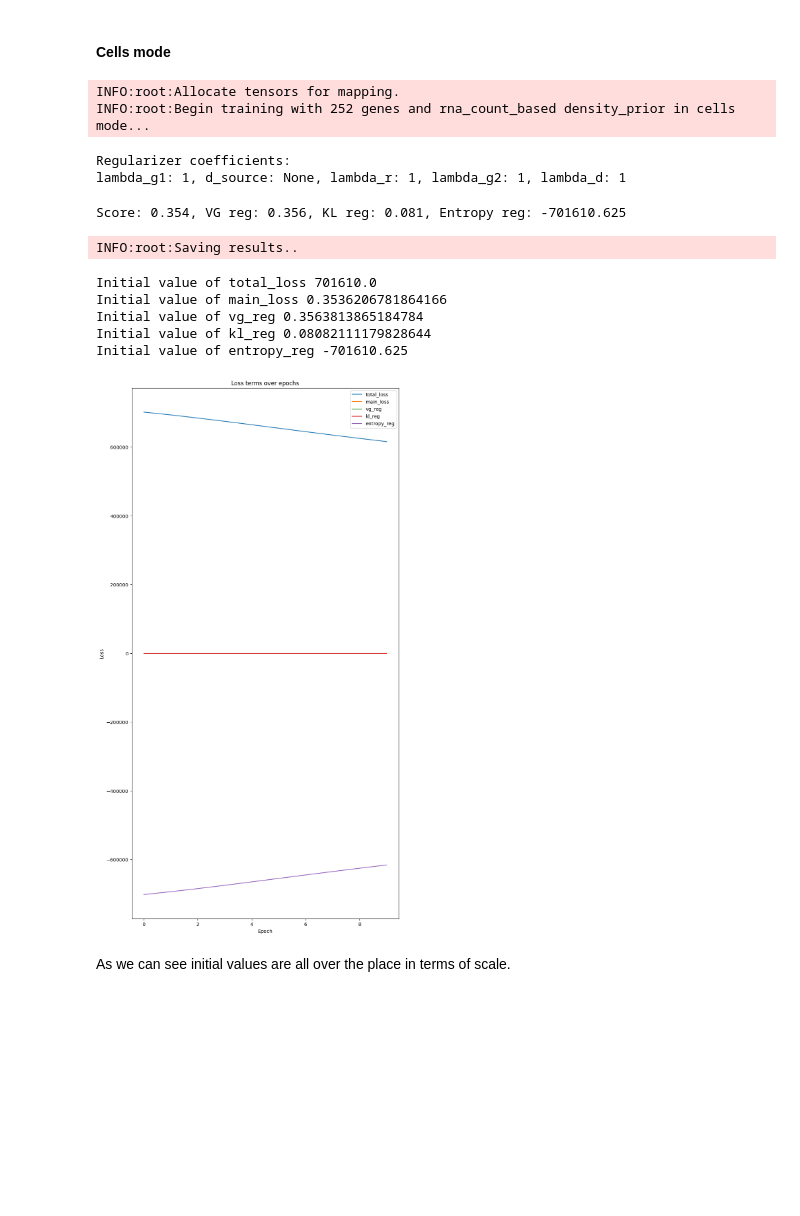
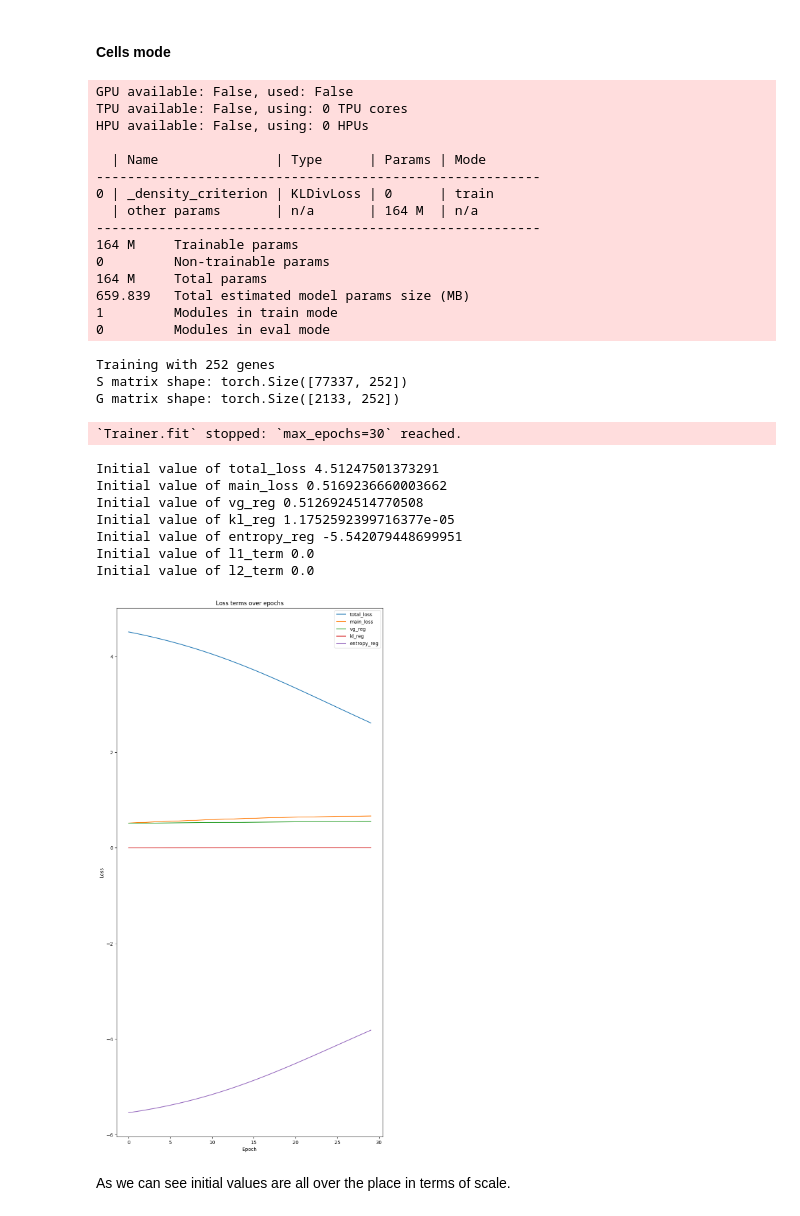
Before and after one commit to enric-bazz/Tangram, a Jupyter notebook: MyNotebooks/tangramlit_sensitivity_analysis.ipynb, the cells around one changed output. Cells and saved outputs as stored; diff of their text form; code cells hidden in the pictures; blank space fills up the shorter version.

```diff
--- a/MyNotebooks/tangramlit_sensitivity_analysis.ipynb
+++ b/MyNotebooks/tangramlit_sensitivity_analysis.ipynb
@@ -73,8 +40,8 @@ H:\Il mio Drive
 # %% [markdown]
 # Data loading
 # %%
-## Load cropped datasets
+## Load pre-processed datasets
 path = "H:/Il mio Drive"
-adata_sc = ad.read_h5ad(path + "/data_tangram/counts100k_norm_wo_raw_train_genes.h5ad")
+adata_sc = sc.read_h5ad(path + "/data_tangram/counts100k_filt_pp_train_genes.h5ad")
 adata_sc
 # %% [output]
@@ -85,4 +55,4 @@ AnnData object with n_obs × n_vars = 100000 × 252
 # %%
-adata_st = ad.read_h5ad(path + "/dati_per_enrico.lnk/slice200_norm_wo_raw.h5ad")
+adata_st = sc.read_h5ad(path + "/data_tangram/slice200_pp.h5ad")
 adata_st
 # %% [output]
@@ -108,4 +64,0 @@ Number of outside cells:  819
-# %%
-# Drop cells above
-adata_sc = adata_sc[~adata_sc.obs['Allen.subclass_label'].isin(['Low Quality', 'doublet', 'Outside'])].copy()
-adata_sc
@@ -209,36 +241,50 @@ Subsequently, one can either turn off loss terms at will by assigning the corres
 # %% [markdown]
 #### Cells mode
 # %%
-ad_map_baseline = tg.map_cells_to_space(adata_sc, adata_st,
-                                mode='cells',
-                                density_prior='rna_count_based',
-                                num_epochs=10,
+ad_map_baseline, _, _ = tg.map_cells_to_space(adata_sc, adata_st,
+                                mode='vanilla',
+                                num_epochs=30,
                                 lambda_d=1,
                                 lambda_g1=1,
                                 lambda_g2=1,
-                                lambda_r=1,
-                                random_state=random_state,
+                                lambda_r=1e-5,
+                                random_state=42,
                                 )
 
 # Plot loss terms
 for term in ad_map_baseline.uns['training_history'].keys():
     value = ad_map_baseline.uns['training_history'][term][0]
     print("Initial value of", term, value)
 
 tg.plot_loss_terms(adata_map=ad_map_baseline, log_scale=False)
 # %% [output]
-INFO:root:Allocate tensors for mapping.
-INFO:root:Begin training with 252 genes and rna_count_based density_prior in cells mode...
+GPU available: False, used: False
+TPU available: False, using: 0 TPU cores
+HPU available: False, using: 0 HPUs
+
+  | Name               | Type      | Params | Mode
+---------------------------------------------------------
+0 | _density_criterion | KLDivLoss | 0      | train
+  | other params       | n/a       | 164 M  | n/a
+---------------------------------------------------------
+164 M     Trainable params
+0         Non-trainable params
+164 M     Total params
+659.839   Total estimated model params size (MB)
+1         Modules in train mode
+0         Modules in eval mode
-Regularizer coefficients:
-lambda_g1: 1, d_source: None, lambda_r: 1, lambda_g2: 1, lambda_d: 1
+Training with 252 genes
+S matrix shape: torch.Size([77337, 252])
+G matrix shape: torch.Size([2133, 252])
-Score: 0.354, VG reg: 0.356, KL reg: 0.081, Entropy reg: -701610.625
+`Trainer.fit` stopped: `max_epochs=30` reached.
-INFO:root:Saving results..
+Initial value of total_loss 4.51247501373291
+Initial value of main_loss 0.5169236660003662
+Initial value of vg_reg 0.5126924514770508
+Initial value of kl_reg 1.1752592399716377e-05
+Initial value of entropy_reg -5.542079448699951
+Initial value of l1_term 0.0
+Initial value of l2_term 0.0
-Initial value of total_loss 701610.0
-Initial value of main_loss 0.3536206781864166
-Initial value of vg_reg 0.3563813865184784
-Initial value of kl_reg 0.08082111179828644
-Initial value of entropy_reg -701610.625
-[figure, old version]
+[figure, new version]
 # %% [markdown]
 As we can see initial values are all over the place in terms of scale.
 # %% [markdown]
```
Also changed, not shown: parts of 20 cells of this notebook, 1 other file.
